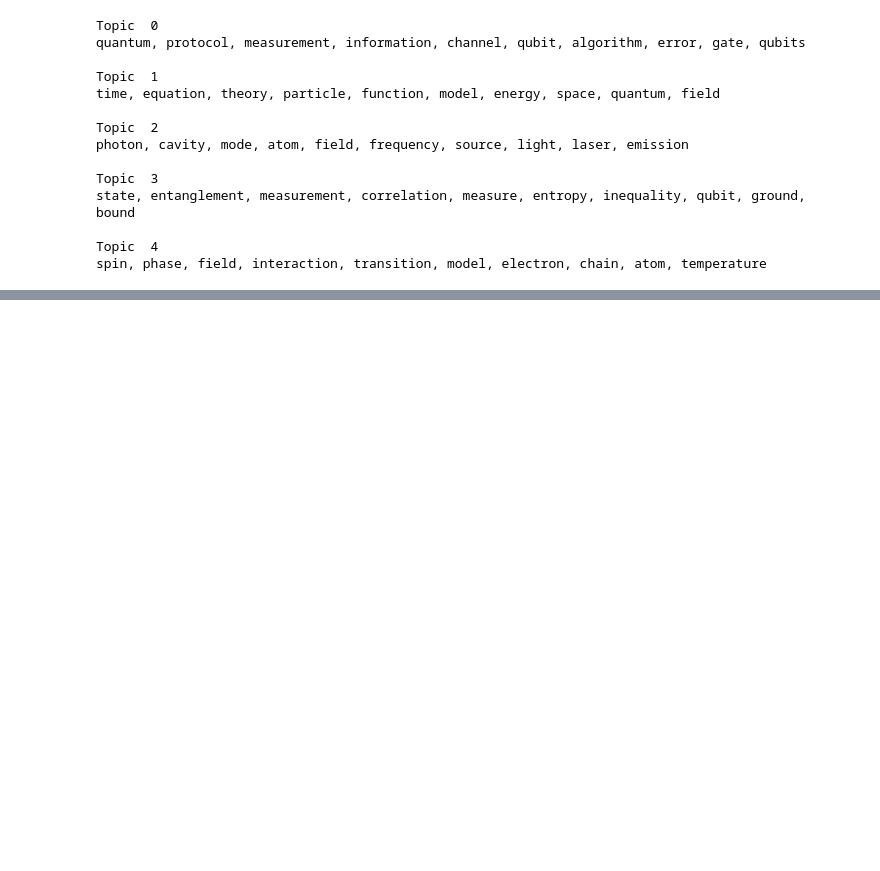
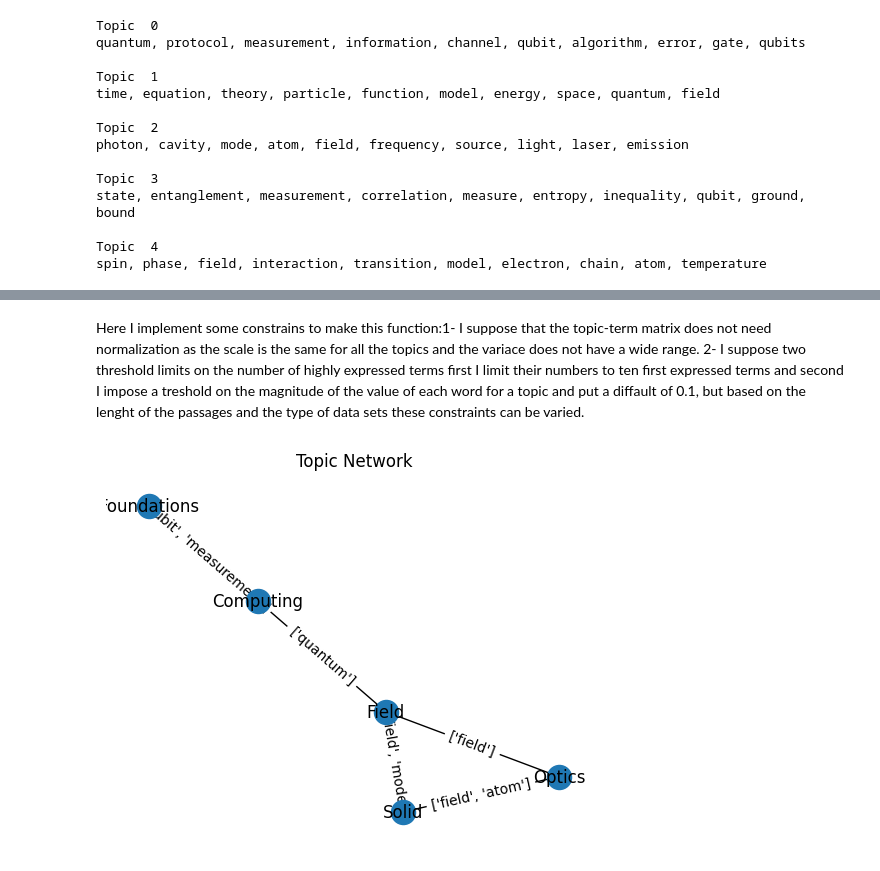
Before and after one commit to hooman-b/Machine_learning_assignments, a Jupyter notebook: Unsupervised_Learning/Second_Assignment/Assignment2.ipynb, the cells around one changed output, grey strips where cells are left out. Drawn from its saved outputs; the diff is of its cells as text; code cells hidden in the pictures; blank space fills up the shorter version.

```diff
--- a/Unsupervised_Learning/Second_Assignment/Assignment2.ipynb
+++ b/Unsupervised_Learning/Second_Assignment/Assignment2.ipynb
@@ -334,0 +438,48 @@ https://pypi.org/project/wordcloud/
+# %%
+def dict_maker(model, feature_names, topic_list, num_top_words, threshold=0.1, opic_names=None):
+    dictionary = {}
+    for ix, topic in enumerate(model):
+
+        if len(topic_list) == 0:
+            dictionary[f'topic{ix+1}'] = [feature_names[i] for i in topic.argsort()[:-num_top_words - 1:-1] if topic[i] > threshold]
+
+        else:
+            dictionary[topic_list[ix]] = [feature_names[i] for i in topic.argsort()[:-num_top_words - 1:-1] if topic[i] > threshold]
+    return dictionary
+# %% [markdown]
+Here I implement some constrains to make this function:1- I suppose that the topic-term matrix does not need normalization as the scale is the same for all the topics and the variace does not have a wide range. 2- I suppose two threshold limits on the number of highly expressed terms first I limit their numbers to ten first expressed terms and second I impose a treshold on the magnitude of the value of each word for a topic and put a diffault of 0.1, but based on the lenght of the passages and the type of data sets these constraints can be varied.
+# %%
+def topic_network(model, feature_names, topic_list, num_top_words, threshold=0.1, opic_names=None):
+    topic_terms_dict = dict_maker(model, feature_names, topic_list, num_top_words, threshold=0.1, opic_names=None)
+    topics = list(topic_terms_dict.keys())
+    # Create an empty graph
+    G = nx.Graph()
+
+    # Add nodes for each topic
+    G.add_nodes_from(topics)
+
+    # Connect topics based on shared terms
+    for i in range(len(topics)):
+        for j in range(i + 1, len(topics)):
+            shared_terms = set(topic_terms_dict[topics[i]]) & set(topic_terms_dict[topics[j]])
+            if len(shared_terms) > 0:
+                G.add_edge(topics[i], topics[j], shared_terms=list(shared_terms))
+
+    # Visualize the topic network
+    pos = nx.spring_layout(G)  # Choose a layout algorithm (e.g., spring_layout)
+    nx.draw_networkx_nodes(G, pos)
+    nx.draw_networkx_edges(G, pos)
+    nx.draw_networkx_labels(G, pos)
+
+    # Customize the visualization
+    edge_labels = nx.get_edge_attributes(G, "shared_terms")
+    nx.draw_networkx_edge_labels(G, pos, edge_labels=edge_labels)
+
+    plt.title("Topic Network")
+    plt.axis("off")
+    plt.show()
+# %%
+summary_name_list = ['Computing', 'Field', 'Optics', 'Foundations', 'Solid']
+topic_network(topic_terms, noun_names, summary_name_list, 10, threshold=0.1)
+# %% [output]
+[figure, added]
```
Also changed, not shown: parts of 11 cells of this notebook.
